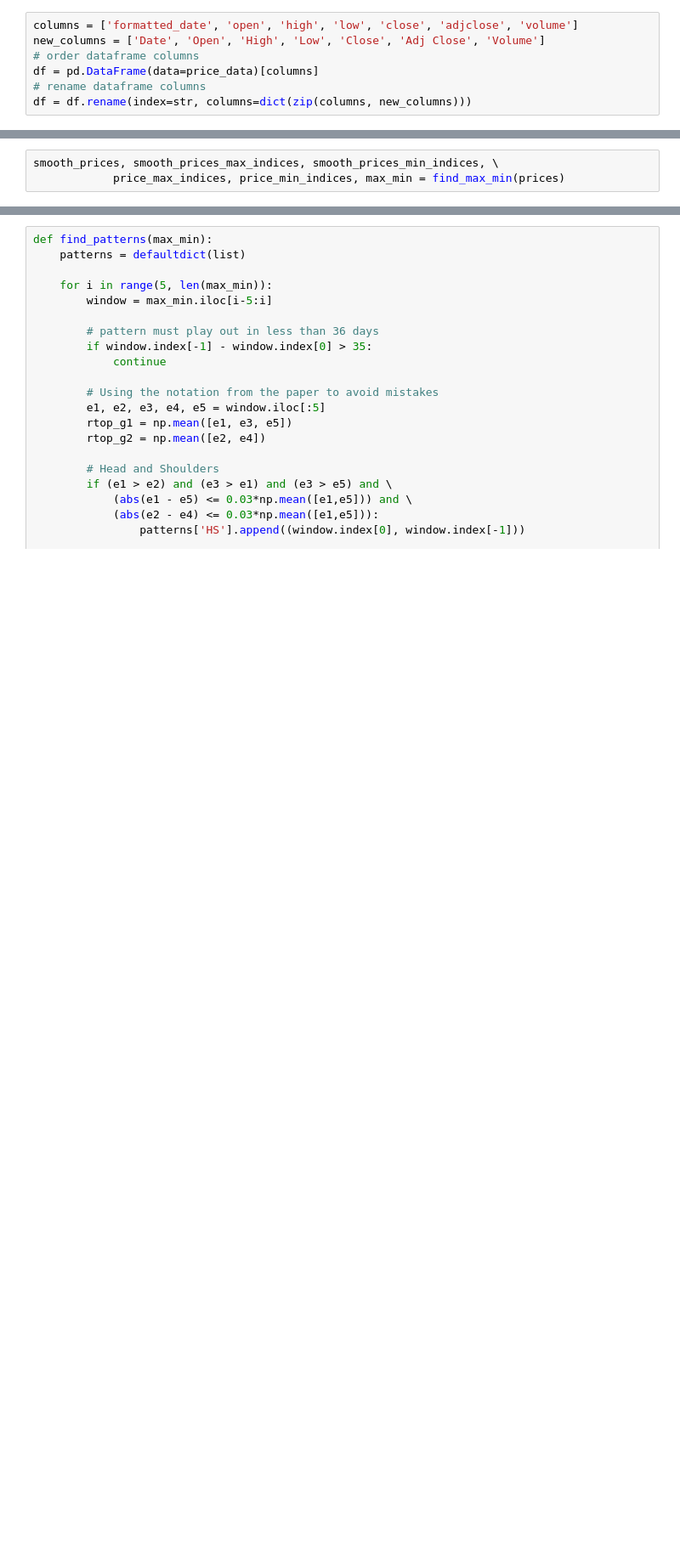
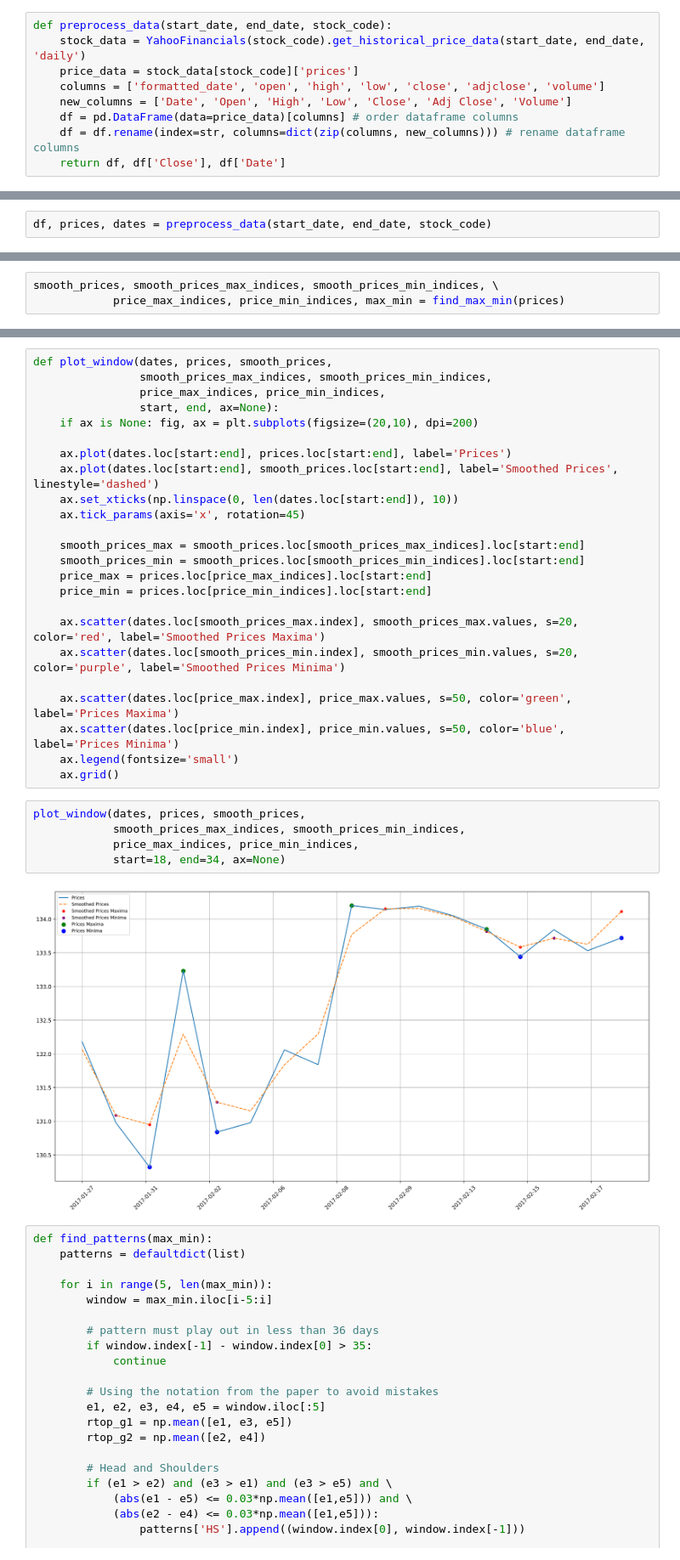
Before and after one commit to Albert-Z-Guo/Deep-Reinforcement-Stock-Trading, a Jupyter notebook: visualizations/pattern_identification.ipynb, the cells around one changed output, grey strips where cells are left out. Shown at 85% size. Drawn from its saved outputs; the diff is of its cells as text; blank space fills up the shorter version.

```diff
--- a/visualizations/pattern_identification.ipynb
+++ b/visualizations/pattern_identification.ipynb
@@ -17,7 +14,9 @@ price_data = stock_data[stock_code]['prices']
 # %%
-columns = ['formatted_date', 'open', 'high', 'low', 'close', 'adjclose', 'volume']
-new_columns = ['Date', 'Open', 'High', 'Low', 'Close', 'Adj Close', 'Volume']
-# order dataframe columns
-df = pd.DataFrame(data=price_data)[columns]
-# rename dataframe columns
-df = df.rename(index=str, columns=dict(zip(columns, new_columns)))
+def preprocess_data(start_date, end_date, stock_code):
+    stock_data = YahooFinancials(stock_code).get_historical_price_data(start_date, end_date, 'daily')
+    price_data = stock_data[stock_code]['prices']
+    columns = ['formatted_date', 'open', 'high', 'low', 'close', 'adjclose', 'volume']
+    new_columns = ['Date', 'Open', 'High', 'Low', 'Close', 'Adj Close', 'Volume']
+    df = pd.DataFrame(data=price_data)[columns] # order dataframe columns
+    df = df.rename(index=str, columns=dict(zip(columns, new_columns))) # rename dataframe columns
+    return df, df['Close'], df['Date']
@@ -59,0 +23,2 @@ Name: Date, dtype: object
+# %%
+df, prices, dates = preprocess_data(start_date, end_date, stock_code)
@@ -179,3 +111,34 @@ Name: Close, dtype: float64
+# %%
+def plot_window(dates, prices, smooth_prices,
+                smooth_prices_max_indices, smooth_prices_min_indices,
+                price_max_indices, price_min_indices,
+                start, end, ax=None):
+    if ax is None: fig, ax = plt.subplots(figsize=(20,10), dpi=200)
+
+    ax.plot(dates.loc[start:end], prices.loc[start:end], label='Prices')
+    ax.plot(dates.loc[start:end], smooth_prices.loc[start:end], label='Smoothed Prices', linestyle='dashed')
+    ax.set_xticks(np.linspace(0, len(dates.loc[start:end]), 10))
+    ax.tick_params(axis='x', rotation=45)
+
+    smooth_prices_max = smooth_prices.loc[smooth_prices_max_indices].loc[start:end]
+    smooth_prices_min = smooth_prices.loc[smooth_prices_min_indices].loc[start:end]
+    price_max = prices.loc[price_max_indices].loc[start:end]
+    price_min = prices.loc[price_min_indices].loc[start:end]
+
+    ax.scatter(dates.loc[smooth_prices_max.index], smooth_prices_max.values, s=20, color='red', label='Smoothed Prices Maxima')
+    ax.scatter(dates.loc[smooth_prices_min.index], smooth_prices_min.values, s=20, color='purple', label='Smoothed Prices Minima')
+
+    ax.scatter(dates.loc[price_max.index], price_max.values, s=50, color='green', label='Prices Maxima')
+    ax.scatter(dates.loc[price_min.index], price_min.values, s=50, color='blue', label='Prices Minima')
+    ax.legend(fontsize='small')
+    ax.grid()
+# %%
+plot_window(dates, prices, smooth_prices,
+            smooth_prices_max_indices, smooth_prices_min_indices,
+            price_max_indices, price_min_indices,
+            start=18, end=34, ax=None)
+# %% [output]
+[figure, added]
 # %%
 def find_patterns(max_min):
     patterns = defaultdict(list)
```
Also changed, not shown: parts of 20 cells of this notebook, 5 other files.
